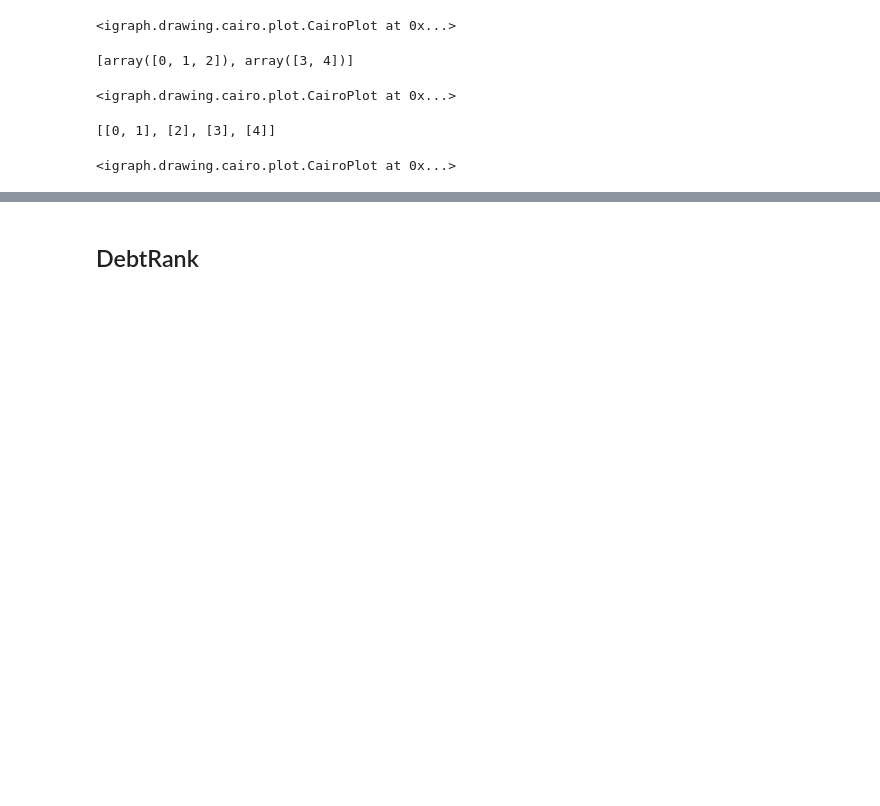
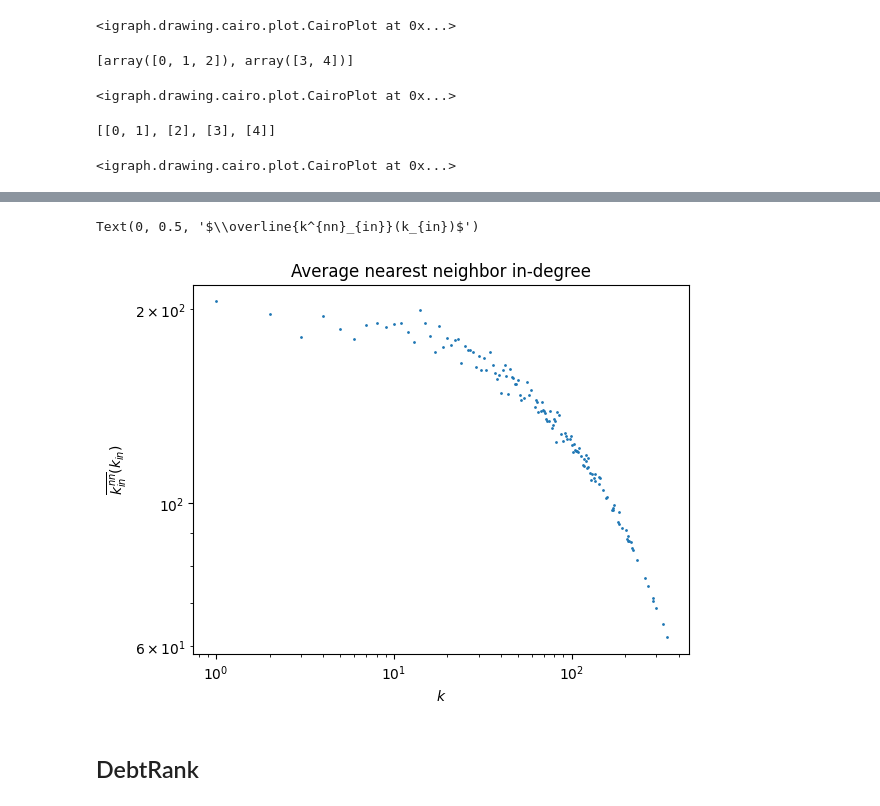
Before and after one commit to DavidDobas/Renormalization-Network-Reconstruction, a Jupyter notebook: Renormalizable model.ipynb, the cells around one changed output, grey strips where cells are left out. Drawn from its saved outputs; the diff is of its cells as text; code cells hidden in the pictures; blank space fills up the shorter version.

```diff
--- a/Renormalizable model.ipynb
+++ b/Renormalizable model.ipynb
@@ -93,2 +132,14 @@ ig.plot(g_coarse_grained2, vertex_label=g_coarse_grained2.vs.indices, edge_label
+# %%
+from matplotlib import pyplot as plt
+_, annd_k_in = network_properties.annd(graph, mode='in')
+plt.scatter(range(1, len(annd_k_in)+1), annd_k_in, s=1)
+plt.xscale('log')
+plt.yscale('log')
+plt.title('Average nearest neighbor in-degree')
+plt.xlabel(r'$k$')
+plt.ylabel(r'$\overline{k^{nn}_{in}}(k_{in})$')
+# %% [output]
+Text(0, 0.5, '$\\overline{k^{nn}_{in}}(k_{in})$')
+[figure, added]
 # %% [markdown]
 ## DebtRank
```
Also changed, not shown: parts of 12 cells of this notebook, 2 other files.
